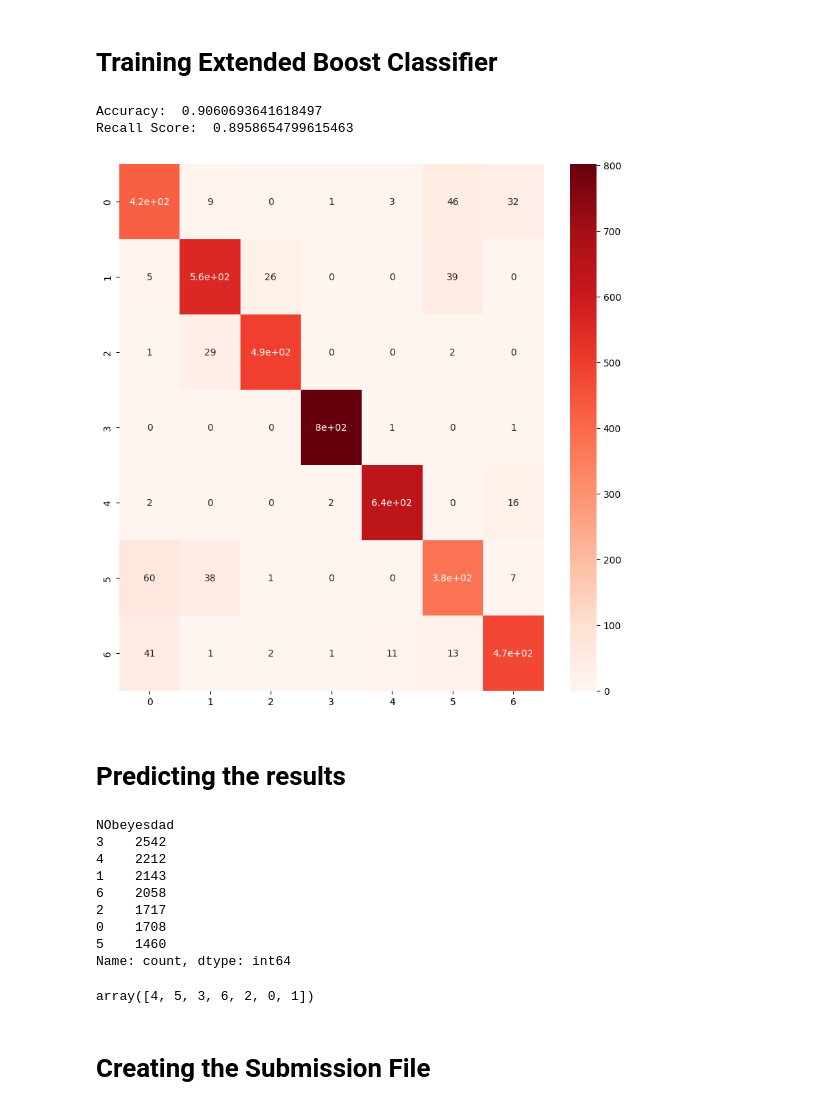
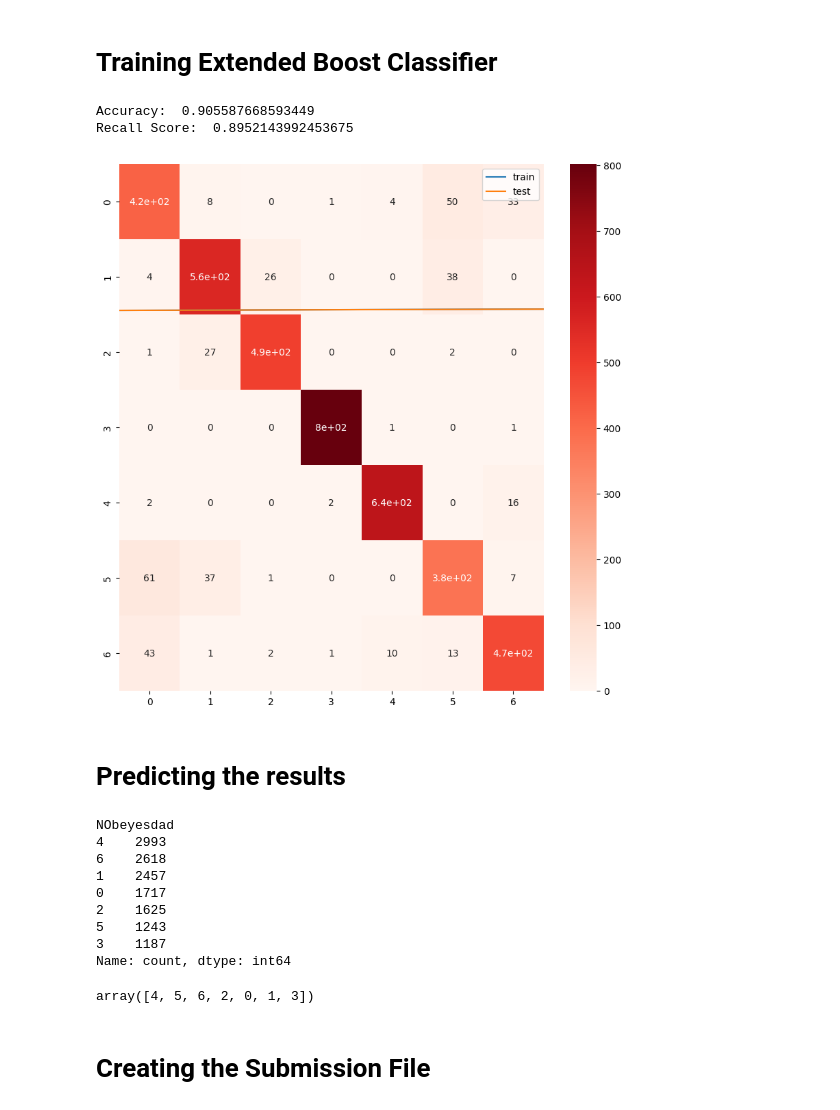
Before and after one commit to snajeebz/playground, a Jupyter notebook: obesity-risk-features-generation-machine-learning.ipynb, the cells around one changed output. Drawn from its saved outputs; the diff is of its cells as text; code cells hidden in the pictures.

```diff
--- a/obesity-risk-features-generation-machine-learning.ipynb
+++ b/obesity-risk-features-generation-machine-learning.ipynb
@@ -364,16 +364,16 @@ Index(['Age', 'Height', 'Weight', 'FCVC', 'NCP', 'CH2O', 'FAF', 'TUE', 'CALC',
 # %%
-def cluster(X):
+def cluster(X, n):
     from sklearn import cluster
-    agglo = cluster.KMeans(n_clusters=3,random_state=0, n_init="auto")
+    agglo = cluster.KMeans(n_clusters=n,random_state=0, n_init="auto")
     agglo.fit(X)
-    return ((agglo.labels_+1)/5)
+    return ((agglo.labels_+1)/n)
 
 X=train_df[['BMI', 'Gender_Female', 'Gender_Male']]
-train_df['Cluster-1']=(cluster(X)+1)/3
+train_df['Cluster-1']=cluster(X,5)
 X=train_df[['Gender_Female', 'Gender_Male','Age']]
-train_df['Cluster-2']=(cluster(X)+1)/3
+train_df['Cluster-2']=(cluster(X,5))
 
 X=test_df[['BMI', 'Gender_Female', 'Gender_Male']]
-test_df['Cluster-1']=(cluster(X)+1)/3
+test_df['Cluster-1']=(cluster(X,5))
 X=test_df[['Gender_Female', 'Gender_Male','Age']]
-test_df['Cluster-2']=(cluster(X)+1)/3
+test_df['Cluster-2']=(cluster(X,5))
@@ -379,0 +410,8 @@ test_df['Cluster-2']=(cluster(X)+1)/3
+# %%
+n=5 # Number of CLusters
+for col in num_cols:
+    col_name=col+'_bin'
+    train_df[col_name]=cluster(train_df[[col]],n)
+    test_df[col_name]=cluster(test_df[[col]],n)
+
+train_df.head(20)
@@ -445,32 +520,40 @@ def evaluate(y_test,ypred):
 # Training Extended Boost Classifier
 # %%
 import xgboost as xgb
+xgb.set_config(verbosity=0)
 param= { 'grow_policy': 'depthwise',
          'tree_method': 'hist',
          'booster': 'gbtree',
          'objective': 'multi:softmax',
          'seed': 42,
          'n_estimators': 5000,
          'learning_rate': 0.05,
          'gamma': 0.53,
          'subsample': 0.5,
          'colsample_bytree': 0.5,
          'max_depth': 23,
          'min_child_weight': 21,
          'reg_lambda': 9.15e-08,
          'reg_alpha': 5.67e-08
        }
+evalset = [(X_train, y_train), (X_test,y_test)]
 #tree_method="hist", multi_strategy="multi_output_tree",seed=42,colsample_bytree= 0.5,max_depth= 10, min_child_weight= 1,alpha= 10**-6,learning_rate=0.001,subsample= 0.5,n_estimators=5000
-xgb_model = xgb.XGBClassifier(tree_method="hist", multi_strategy="multi_output_tree",seed=42,colsample_bytree= 0.5,max_depth= 10, min_child_weight= 1,alpha= 10**-6,learning_rate=0.001,subsample= 0.5,n_estimators=5000
-)
-xgb_model.fit(X_train, y_train)
+xgb_model = xgb.XGBClassifier(tree_method="hist", multi_strategy="multi_output_tree",seed=42,colsample_bytree= 0.5,max_depth= 10, min_child_weight= 1,alpha= 10**-6,learning_rate=0.001,subsample= 0.5,n_estimators=5000,
+verbose=0)
+xgb_model.fit(X_train, y_train,eval_metric='mlogloss', eval_set=evalset, verbose=False)
 y_pred = xgb_model.predict(X_test)
 
 evaluate(y_test,y_pred)
+
+eval = xgb_model.evals_result()
+plt.plot(eval['validation_0']['mlogloss'], label='train')
+plt.plot(eval['validation_1']['mlogloss'], label='test')
+plt.legend()
+plt.show()
 # %% [output]
-Accuracy:  0.9060693641618497
-Recall Score:  0.8958654799615463
+Accuracy:  0.905587668593449
+Recall Score:  0.8952143992453675
-[figure, old version]
+[figure, new version]
 # %% [markdown]
 # Predicting the results
 # %%
@@ -479,20 +562,20 @@ test['NObeyesdad']=xgb_model.predict(test_df)
 test['NObeyesdad'].value_counts()
 # %% [output]
 NObeyesdad
-3    2542
-4    2212
-1    2143
-6    2058
-2    1717
-0    1708
-5    1460
+4    2993
+6    2618
+1    2457
+0    1717
+2    1625
+5    1243
+3    1187
 Name: count, dtype: int64
 # %%
 submission=test[['id','NObeyesdad']]
 # %%
 submission['NObeyesdad'].unique()
 # %% [output]
-array([4, 5, 3, 6, 2, 0, 1])
+array([4, 5, 6, 2, 0, 1, 3])
 # %% [markdown]
 # Creating the Submission File
 # %%
```
Also changed, not shown: parts of 13 cells of this notebook.
